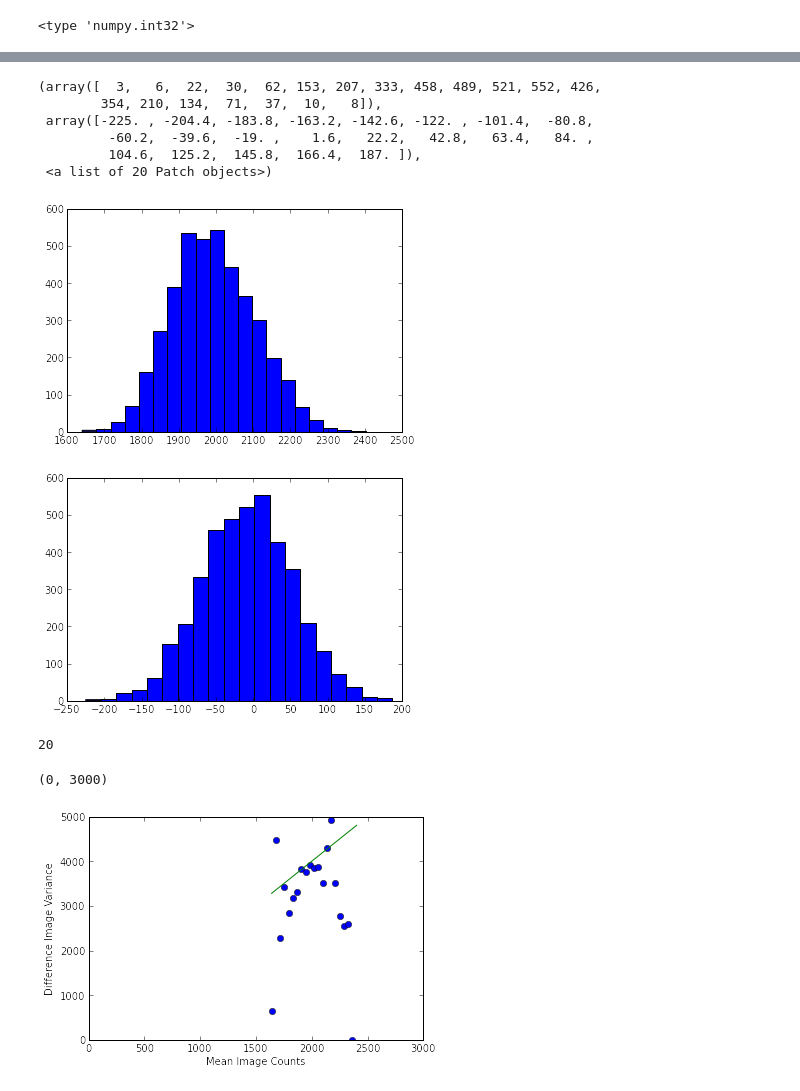
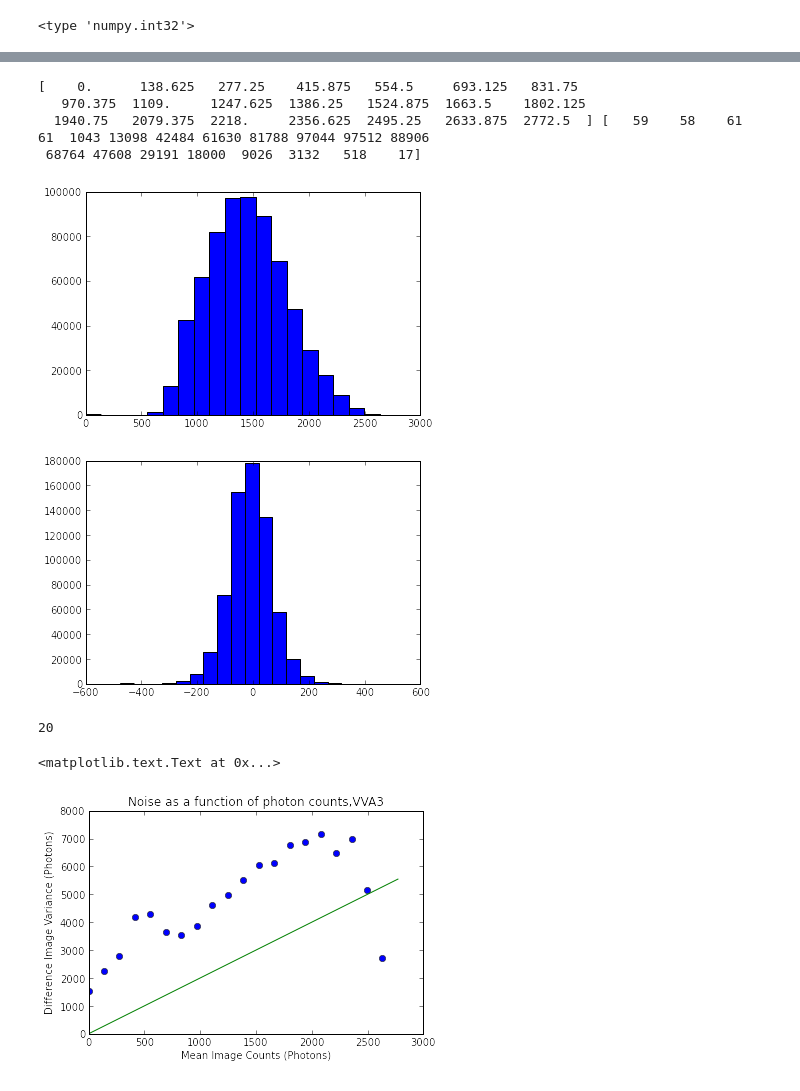
Before and after one commit to levlab-atomchip/BECy_stats, a Jupyter notebook: notebooks/intensity_shot_noise_20150107.ipynb, the cells around one changed output, grey strips where cells are left out. Saved outputs shown, nothing was run; the diff lists cells and outputs as text; code cells hidden in the pictures.

```diff
--- a/notebooks/intensity_shot_noise_20150107.ipynb
+++ b/notebooks/intensity_shot_noise_20150107.ipynb
@@ -12,7 +12,7 @@ import matplotlib.pyplot as plt
 from cloud_image import image_subtract as imsub
 import numpy as np
 # %%
-datadir = r'Z:\Data\ACM Data\Magnetic_Field_Noise\2015-01-06\noatoms\100us\VVA1.75'
+datadir = r'Z:\Data\ACM Data\Imaging system\DragonFly\2015-01-14\VVA3'
 # %%
 dist = CDna(datadir, False)
 img = nai(dist.filelist[0])
@@ -22,5 +22,5 @@ Z:\Data\ACM Data\Magnetic_Field_Noise\2015-01-06\noatoms\100us\VVA1.75
 # %%
-mean_img = 0.5 * (np.int32(img.atom_image_trunc) + np.int32(img.light_image_trunc))-np.int32(img.dark_image_trunc)
+mean_img =(0.5 * (np.int32(img.atom_image_trunc) + np.int32(img.light_image_trunc))-np.int32(img.dark_image_trunc))/16.*5.
 plt.imshow(mean_img)
 plt.colorbar()
 # %% [output]
@@ -41,15 +35,15 @@ plt.colorbar()
 mean_img_hist, mean_img_bins, _ = plt.hist(np.ravel(mean_img),20)
 plt.figure()
 plt.hist(np.ravel(diff), 20)
+
+print mean_img_bins,mean_img_hist
 # %% [output]
-(array([  3,   6,  22,  30,  62, 153, 207, 333, 458, 489, 521, 552, 426,
-        354, 210, 134,  71,  37,  10,   8]),
- array([-225. , -204.4, -183.8, -163.2, -142.6, -122. , -101.4,  -80.8,
-         -60.2,  -39.6,  -19. ,    1.6,   22.2,   42.8,   63.4,   84. ,
-         104.6,  125.2,  145.8,  166.4,  187. ]),
- <a list of 20 Patch objects>)
+[    0.      138.625   277.25    415.875   554.5     693.125   831.75
+   970.375  1109.     1247.625  1386.25   1524.875  1663.5    1802.125
+  1940.75   2079.375  2218.     2356.625  2495.25   2633.875  2772.5  ] [   59    58    61    61  1043 13098 42484 61630 81788 97044 97512 88906
+ 68764 47608 29191 18000  9026  3132   518    17]
-[figure, old version]
+[figure, new version]
-[figure, old version]
+[figure, new version]
 # %%
 diff_vec = np.ravel(diff)
 mean_vec = np.ravel(mean_img)
@@ -71,10 +65,12 @@ len(filtered_bin_vars)
 # %%
 plt.plot(mean_img_bins[:-1], filtered_bin_vars, 'o')
 plt.plot(mean_img_bins, 2*mean_img_bins)
 #plt.plot(mean_img_bins[:-1], mean_img_hist)
-plt.xlabel('Mean Image Counts')
-plt.ylabel('Difference Image Variance')
-plt.xlim(0, 3000)
+plt.xlabel('Mean Image Counts (Photons)')
+plt.ylabel('Difference Image Variance (Photons)')
+#plt.xlim(0,3000)
+#plt.ylim(0,8000)
+plt.title('Noise as a function of photon counts,VVA3')
 # %% [output]
-(0, 3000)
+<matplotlib.text.Text at 0x...>
-[figure, old version]
+[figure, new version]
```
Also changed, not shown: parts of 4 cells of this notebook, 3 other files.
